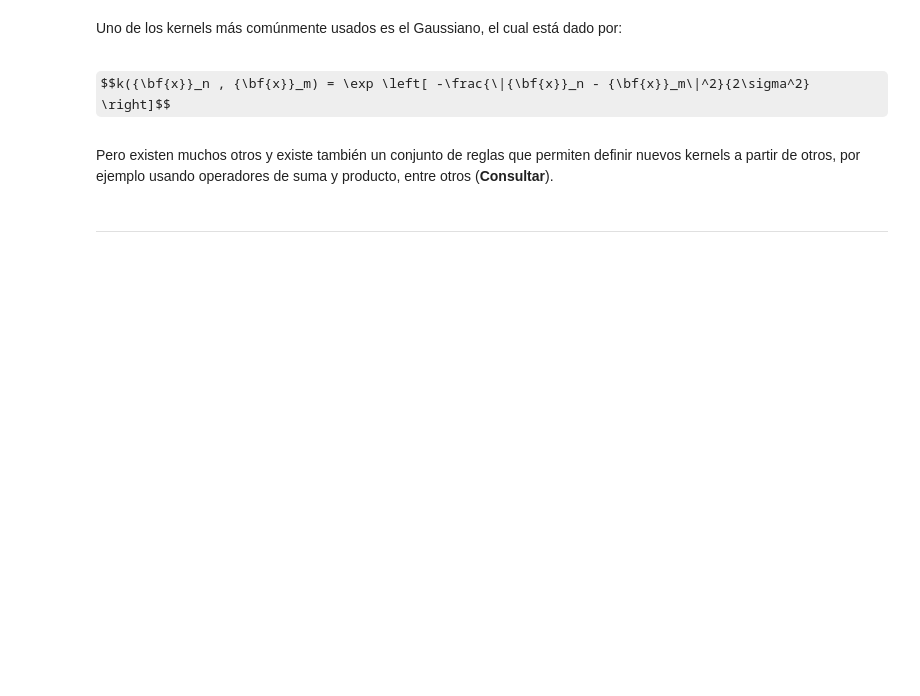
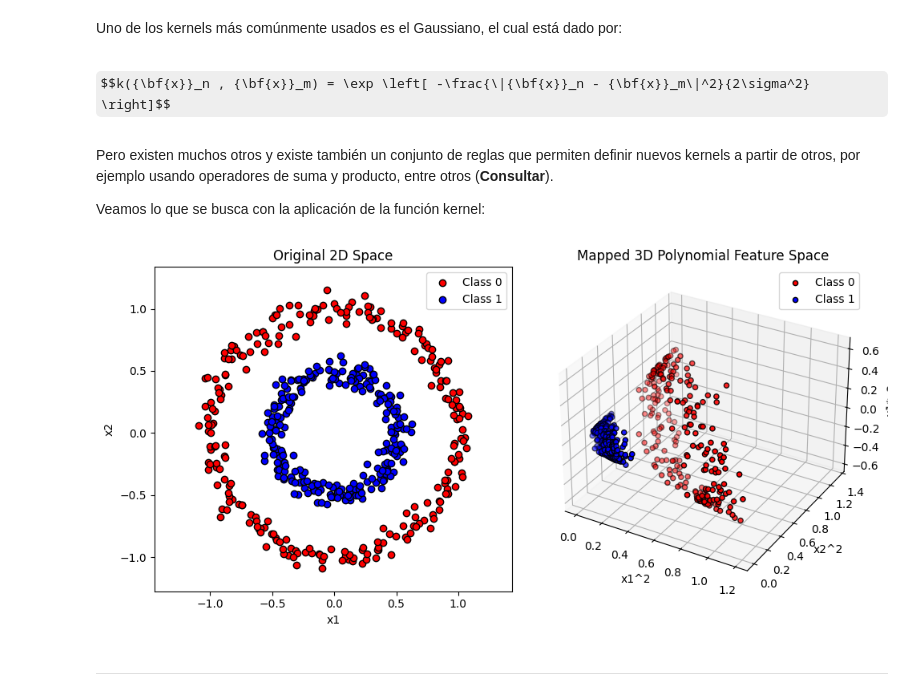
Before and after one commit to JulianCarvajal/Intro_ML_2025, a Jupyter notebook: Clase 15 - Máquinas de Vectores de Soporte.ipynb, the cells around one changed output. Saved outputs shown, nothing was run; the diff lists cells and outputs as text; code cells hidden in the pictures; some formulas as TeX source; blank space fills up the shorter version.

```diff
--- a/Clase 15 - Máquinas de Vectores de Soporte.ipynb
+++ b/Clase 15 - Máquinas de Vectores de Soporte.ipynb
@@ -134,6 +130,52 @@ Uno de los kernels más comúnmente usados es el Gaussiano, el cual está dado p
 $$k({\bf{x}}_n , {\bf{x}}_m) = \exp \left[ -\frac{\|{\bf{x}}_n - {\bf{x}}_m\|^2}{2\sigma^2} \right]$$
 # %% [markdown]
 Pero existen muchos otros y existe también un conjunto de reglas que permiten definir nuevos kernels a partir de otros, por ejemplo usando operadores de suma y producto, entre otros (<b>Consultar</b>).
+
+Veamos lo que se busca con la aplicación de la función kernel:
+# %%
+import numpy as np
+import matplotlib.pyplot as plt
+from mpl_toolkits.mplot3d import Axes3D
+from sklearn.datasets import make_circles
+
+# Generate concentric circles
+X, y = make_circles(n_samples=500, factor=0.5, noise=0.05, random_state=42)
+
+# Define manual polynomial mapping to 3D (degree 2)
+# Add features: x1^2, x2^2, and x1*x2
+x1 = X[:, 0]
+x2 = X[:, 1]
+z1 = x1**2
+z2 = x2**2
+z3 = x1 * x2
+
+X_3d = np.vstack((z1, z2, z3)).T
+
+# Plot original 2D data
+plt.figure(figsize=(10, 5))
+plt.subplot(1, 2, 1)
+plt.title("Original 2D Space")
+plt.scatter(X[y == 0, 0], X[y == 0, 1], c='red', label='Class 0', edgecolors='k')
+plt.scatter(X[y == 1, 0], X[y == 1, 1], c='blue', label='Class 1', edgecolors='k')
+plt.xlabel("x1")
+plt.ylabel("x2")
+plt.axis('equal')
+plt.legend()
+
+# 3D plot of manually mapped polynomial features
+fig = plt.subplot(1, 2, 2, projection='3d')
+fig.set_title("Mapped 3D Polynomial Feature Space")
+fig.scatter(X_3d[y == 0, 0], X_3d[y == 0, 1], X_3d[y == 0, 2], c='red', label='Class 0', edgecolors='k')
+fig.scatter(X_3d[y == 1, 0], X_3d[y == 1, 1], X_3d[y == 1, 2], c='blue', label='Class 1', edgecolors='k')
+fig.set_xlabel("x1^2")
+fig.set_ylabel("x2^2")
+fig.set_zlabel("x1*x2")
+plt.legend()
+
+plt.tight_layout()
+plt.show()
+# %% [output]
+[figure, added]
 # %% [markdown]
 ----------------------------------------------------------------------------------------------------------------------------------------------
 # %% [markdown]
```
Also changed, not shown: parts of 12 cells of this notebook, 1 other file.
